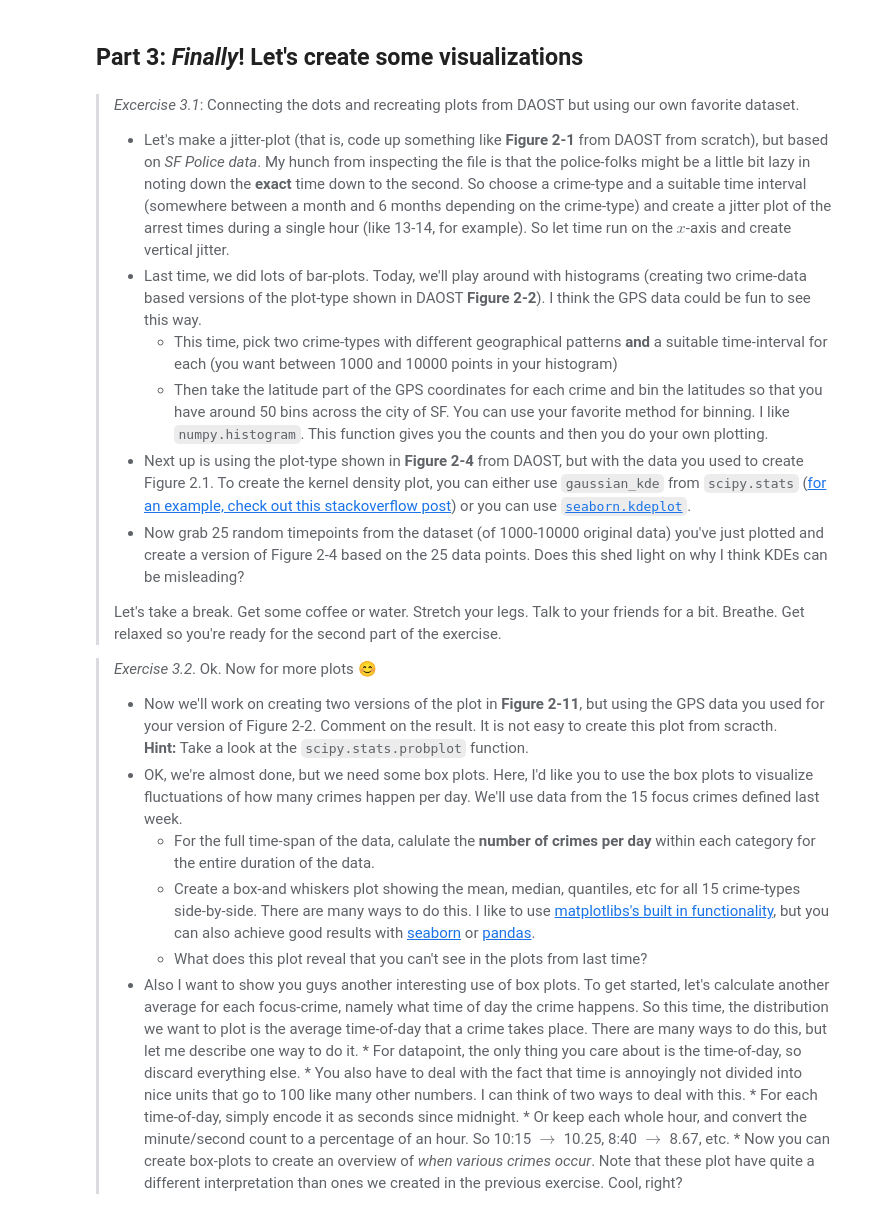
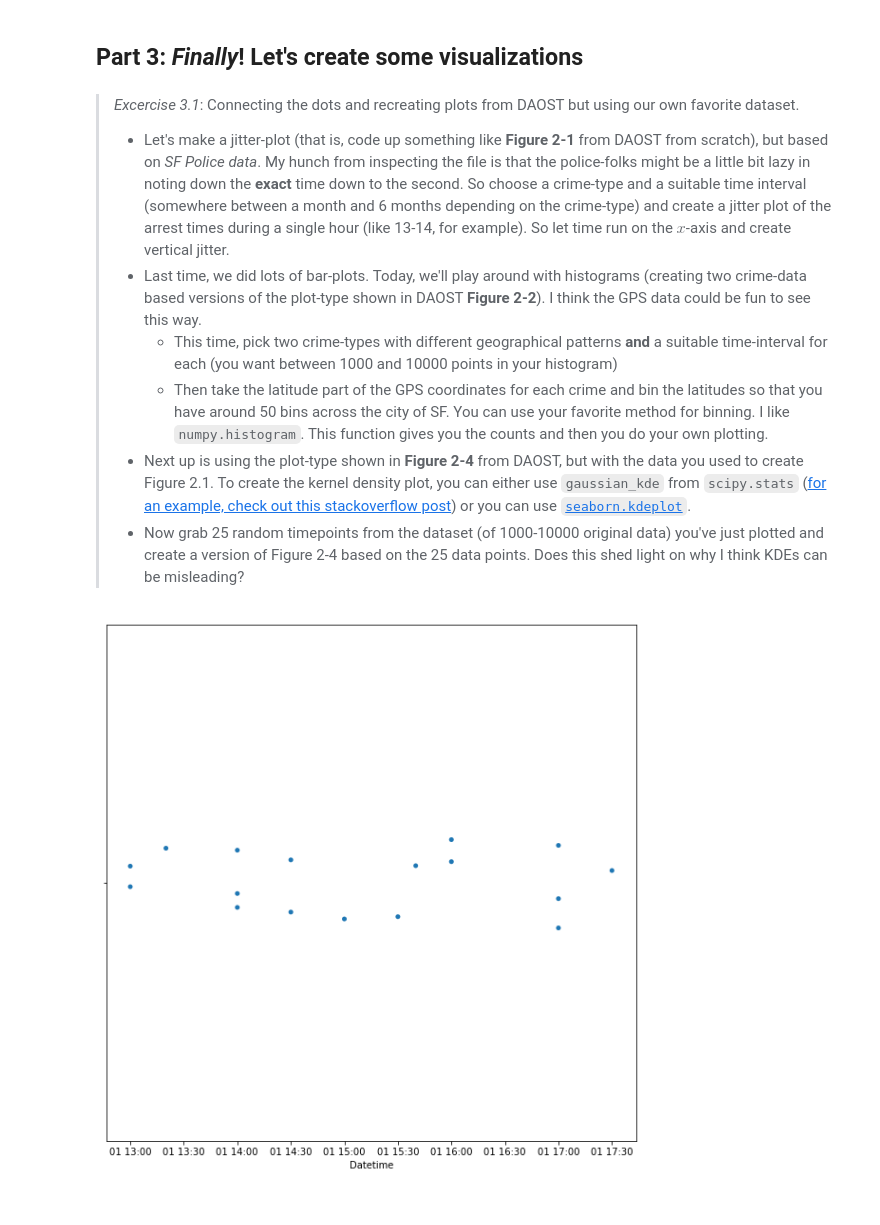
Before and after one commit to player1s/SocialDataWithTheBESTGroupEver, a Jupyter notebook: lectures/Week3.ipynb, the cells around one changed output. Cells and saved outputs as stored; diff of their text form; code cells hidden in the pictures.

```diff
--- a/lectures/Week3.ipynb
+++ b/lectures/Week3.ipynb
@@ -78,19 +218,31 @@ To find the text, you will need to go to **DTU Learn**. It's under "Course conte
 >   * Then take the latitude part of the GPS coordinates for each crime and bin the latitudes so that you have around 50 bins across the city of SF. You can use your favorite method for binning. I like `numpy.histogram`. This function gives you the counts and then you do your own plotting.
 > * Next up is using the plot-type shown in **Figure 2-4** from DAOST, but with the data you used to create Figure 2.1. To create the kernel density plot, you can either use `gaussian_kde` from `scipy.stats` ([for an example, check out this stackoverflow post](https://stackoverflow.com/questions/4150171/how-to-create-a-density-plot-in-matplotlib)) or you can use [`seaborn.kdeplot`](https://seaborn.pydata.org/generated/seaborn.kdeplot.html).
 > * Now grab 25 random timepoints from the dataset (of 1000-10000 original data) you've just plotted and create a version of Figure 2-4 based on the 25 data points. Does this shed light on why I think KDEs can be misleading?
->
-> Let's take a break. Get some coffee or water. Stretch your legs. Talk to your friends for a bit. Breathe. Get relaxed so you're ready for the second part of the exercise.
-
-> *Exercise 3.2*. Ok. Now for more plots 😊
-> * Now we'll work on creating two versions of the plot in **Figure 2-11**, but using the GPS data you used for your version of Figure 2-2. Comment on the result. It is not easy to create this plot from scracth.
-     **Hint:** Take a look at the `scipy.stats.probplot` function.
-> * OK, we're almost done, but we need some box plots. Here, I'd like you to use the box plots to visualize fluctuations of how many crimes happen per day. We'll use data from the 15 focus crimes defined last week.
->   * For the full time-span of the data, calulate the **number of crimes per day** within each category for the entire duration of the data.
->   * Create a box-and whiskers plot showing the mean, median, quantiles, etc for all 15 crime-types side-by-side. There are many ways to do this. I like to use [matplotlibs's built in functionality](https://matplotlib.org/api/_as_gen/matplotlib.pyplot.boxplot.html), but you can also achieve good results with [seaborn](https://seaborn.pydata.org/generated/seaborn.boxplot.html) or [pandas](https://pandas.pydata.org/docs/reference/api/pandas.DataFrame.boxplot.html).
->   * What does this plot reveal that you can't see in the plots from last time?
-> * Also I want to show you guys another interesting use of box plots. To get started, let's calculate another average for each focus-crime, namely what time of day the crime happens. So this time, the distribution we want to plot is the average time-of-day that a crime takes place. There are many ways to do this, but let me describe one way to do it.
-    * For datapoint, the only thing you care about is the time-of-day, so discard everything else.
-    * You also have to deal with the fact that time is annoyingly not divided into nice units that go to 100 like many other numbers. I can think of two ways to deal with this.
-      * For each time-of-day, simply encode it as seconds since midnight.
-      * Or keep each whole hour, and convert the minute/second count to a percentage of an hour. So 10:15 $\rightarrow$ 10.25, 8:40 $\rightarrow$ 8.67, etc.
-    * Now you can create box-plots to create an overview of *when various crimes occur*. Note that these plot have quite a different interpretation than ones we created in the previous exercise. Cool, right?
+# %%
+# 3.1 import and preprocessing
+import pandas as pd
+import numpy as np
+from pathlib import Path
+
+# read police incidence reports, historical 2003 to may 2018
+police_incidence_reports = pd.read_csv(Path.cwd().parent/"files"/"Police_Department_Incident_Reports__Historical_2003_to_May_2018.csv")
+police_incidence_reports = pd.DataFrame(police_incidence_reports)
+police_incidence_reports_2003_till_2017 = police_incidence_reports[~(pd.DatetimeIndex(police_incidence_reports['Date']).year > 2017)]
+police_incidence_reports_2003_till_2017['Datetime'] = pd.to_datetime(police_incidence_reports_2003_till_2017['Date']+ ' ' +\
+    police_incidence_reports_2003_till_2017['Time'])
+
+larceny_theft = police_incidence_reports_2003_till_2017.loc[police_incidence_reports_2003_till_2017['Category'].isin(['LARCENY/THEFT'])]\
+    .sort_values(['Datetime'])
+# %%
+# 3.1 jitter plot
+import seaborn as sns
+import matplotlib.pyplot as plt
+larceny_theft_january_1st_2003_from_1_till_6_pm = larceny_theft.loc[(larceny_theft['Datetime'] >= '01-01-2003 13:00:00') &\
+    (larceny_theft['Datetime'] <= '01-01-2003 17:59:59')]
+
+plt.figure(figsize=(10,10))
+ax = sns.stripplot(x=larceny_theft_january_1st_2003_from_1_till_6_pm ['Datetime'])
+fig.tight_layout(rect=[0, 0.03, 1, 0.95])
+plt.show()
+# %% [output]
+[figure, added]
```
Also changed, not shown: parts of 14 cells of this notebook.
